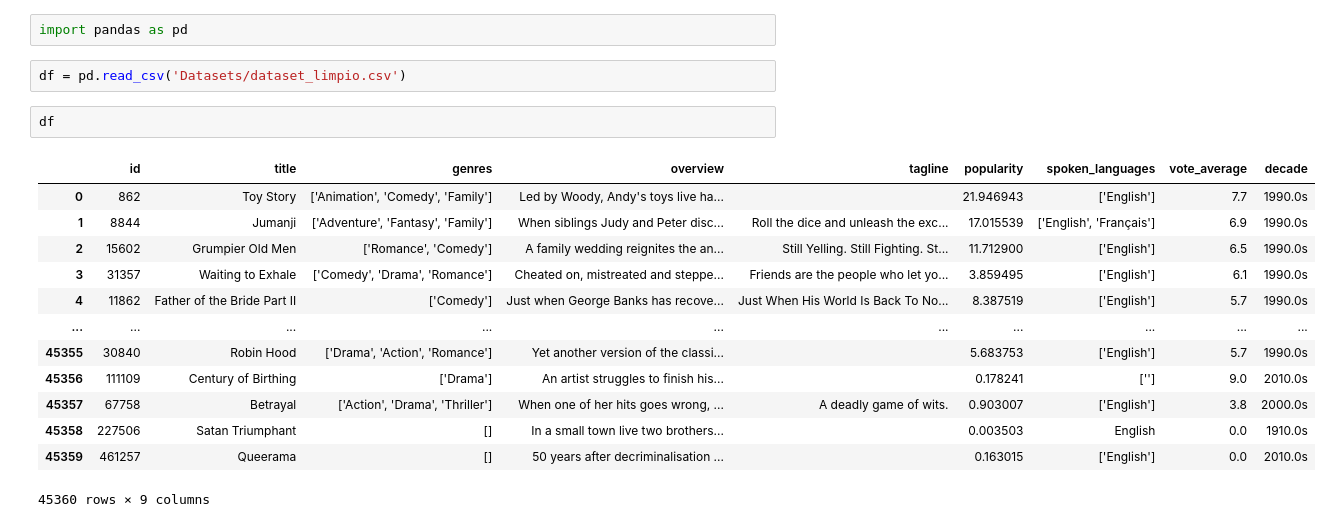
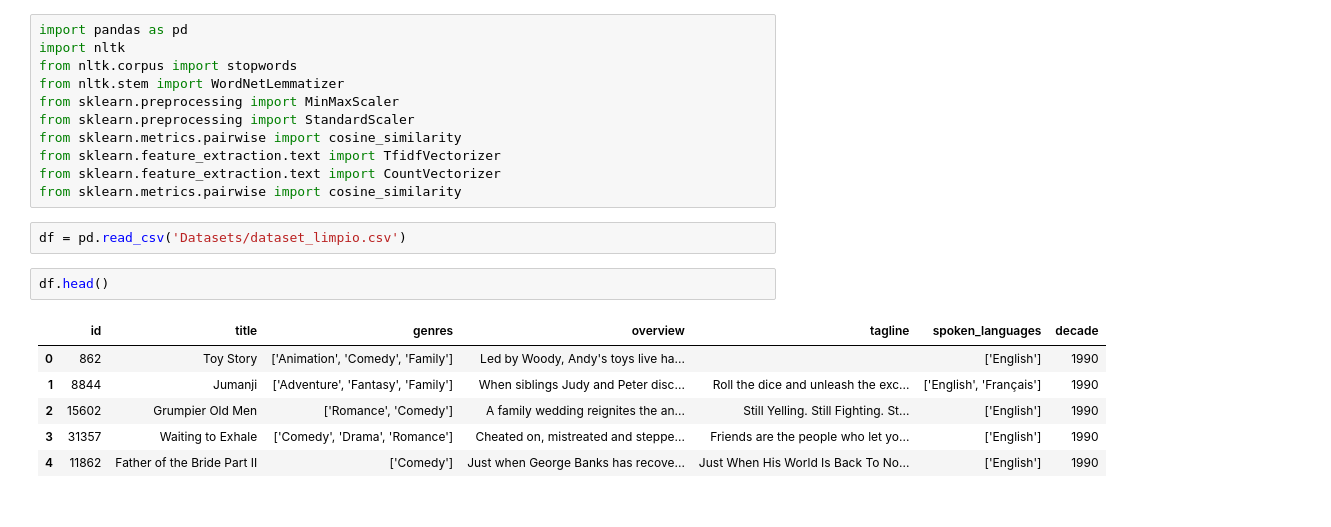
Before and after one commit to paupallares/PI_ML_OPS, a Jupyter notebook: ML-ModeloRecomendacion.ipynb, the cells around one changed output. Cells and saved outputs as stored; diff of their text form.

```diff
--- a/ML-ModeloRecomendacion.ipynb
+++ b/ML-ModeloRecomendacion.ipynb
@@ -1,23 +1,25 @@
-# %%
-import pandas as pd
+# %%
+import pandas as pd
+import nltk
+from nltk.corpus import stopwords
+from nltk.stem import WordNetLemmatizer
+from sklearn.preprocessing import MinMaxScaler
+from sklearn.preprocessing import StandardScaler
+from sklearn.metrics.pairwise import cosine_similarity
+from sklearn.feature_extraction.text import TfidfVectorizer
+from sklearn.feature_extraction.text import CountVectorizer
+from sklearn.metrics.pairwise import cosine_similarity
 # %%
 df = pd.read_csv('Datasets/dataset_limpio.csv')
 # %%
-df
+df.head()
 # %% [output]
-|  | id | title | genres | overview | tagline | popularity | spoken_languages | vote_average | decade |
-| 0 | 862 | Toy Story | ['Animation', 'Comedy', 'Family'] | Led by Woody, Andy's toys live ha... |  | 21.946943 | ['English'] | 7.7 | 1990.0s |
-| 1 | 8844 | Jumanji | ['Adventure', 'Fantasy', 'Family'] | When siblings Judy and Peter disc... | Roll the dice and unleash the exc... | 17.015539 | ['English', 'Français'] | 6.9 | 1990.0s |
-| 2 | 15602 | Grumpier Old Men | ['Romance', 'Comedy'] | A family wedding reignites the an... | Still Yelling. Still Fighting. St... | 11.712900 | ['English'] | 6.5 | 1990.0s |
-| 3 | 31357 | Waiting to Exhale | ['Comedy', 'Drama', 'Romance'] | Cheated on, mistreated and steppe... | Friends are the people who let yo... | 3.859495 | ['English'] | 6.1 | 1990.0s |
-| 4 | 11862 | Father of the Bride Part II | ['Comedy'] | Just when George Banks has recove... | Just When His World Is Back To No... | 8.387519 | ['English'] | 5.7 | 1990.0s |
-| ... | ... | ... | ... | ... | ... | ... | ... | ... | ... |
-| 45355 | 30840 | Robin Hood | ['Drama', 'Action', 'Romance'] | Yet another version of the classi... |  | 5.683753 | ['English'] | 5.7 | 1990.0s |
-| 45356 | 111109 | Century of Birthing | ['Drama'] | An artist struggles to finish his... |  | 0.178241 | [''] | 9.0 | 2010.0s |
-| 45357 | 67758 | Betrayal | ['Action', 'Drama', 'Thriller'] | When one of her hits goes wrong, ... | A deadly game of wits. | 0.903007 | ['English'] | 3.8 | 2000.0s |
-| 45358 | 227506 | Satan Triumphant | [] | In a small town live two brothers... |  | 0.003503 | English | 0.0 | 1910.0s |
-| 45359 | 461257 | Queerama | [] | 50 years after decriminalisation ... |  | 0.163015 | ['English'] | 0.0 | 2010.0s |
+|  | id | title | genres | overview | tagline | spoken_languages | decade |
+| 0 | 862 | Toy Story | ['Animation', 'Comedy', 'Family'] | Led by Woody, Andy's toys live ha... |  | ['English'] | 1990 |
+| 1 | 8844 | Jumanji | ['Adventure', 'Fantasy', 'Family'] | When siblings Judy and Peter disc... | Roll the dice and unleash the exc... | ['English', 'Français'] | 1990 |
+| 2 | 15602 | Grumpier Old Men | ['Romance', 'Comedy'] | A family wedding reignites the an... | Still Yelling. Still Fighting. St... | ['English'] | 1990 |
+| 3 | 31357 | Waiting to Exhale | ['Comedy', 'Drama', 'Romance'] | Cheated on, mistreated and steppe... | Friends are the people who let yo... | ['English'] | 1990 |
+| 4 | 11862 | Father of the Bride Part II | ['Comedy'] | Just when George Banks has recove... | Just When His World Is Back To No... | ['English'] | 1990 |
-45360 rows × 9 columns
 # %%
 df.info()
 # %% [output]
```
Also changed, not shown: parts of 51 cells of this notebook, 9 other files.
